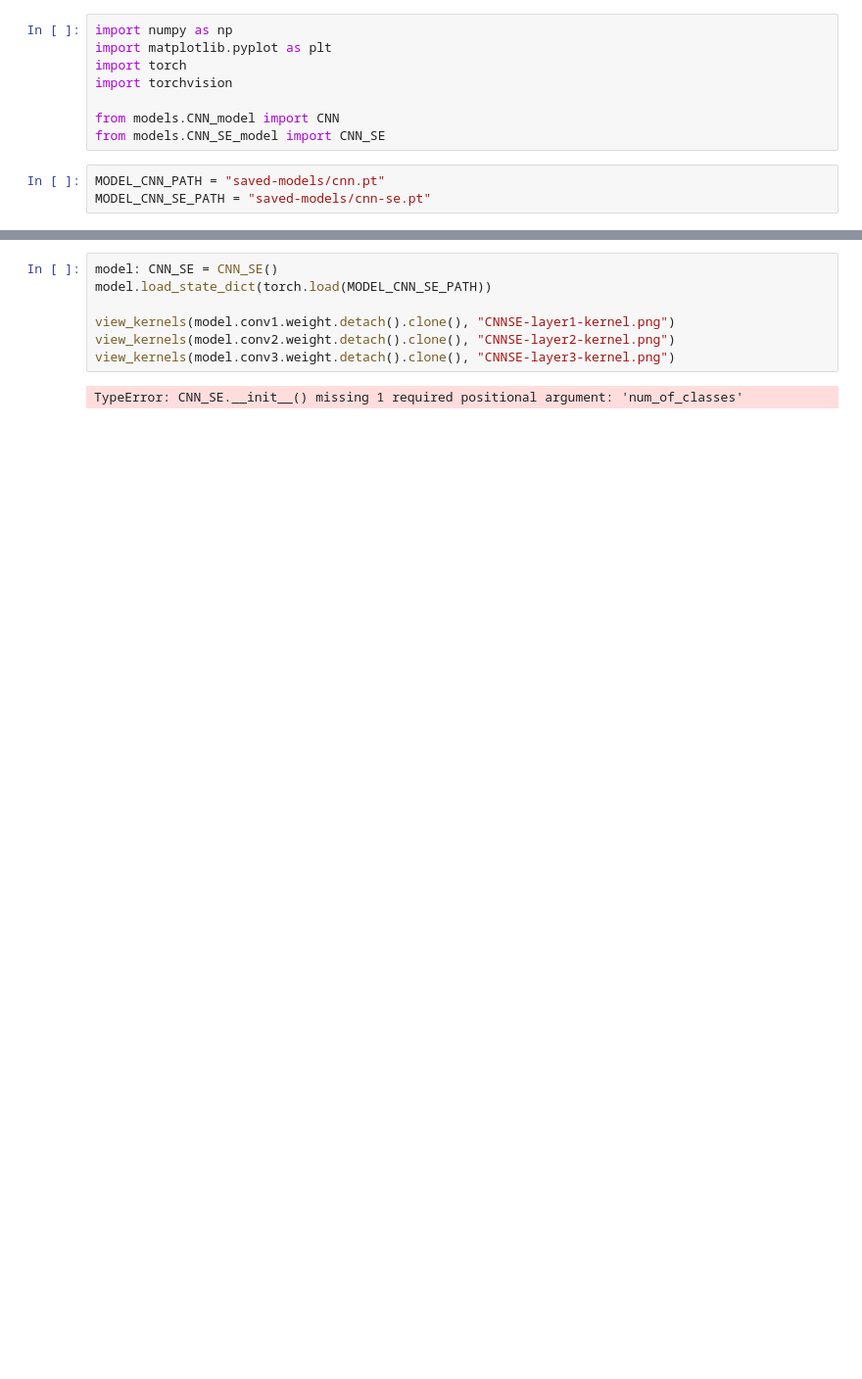
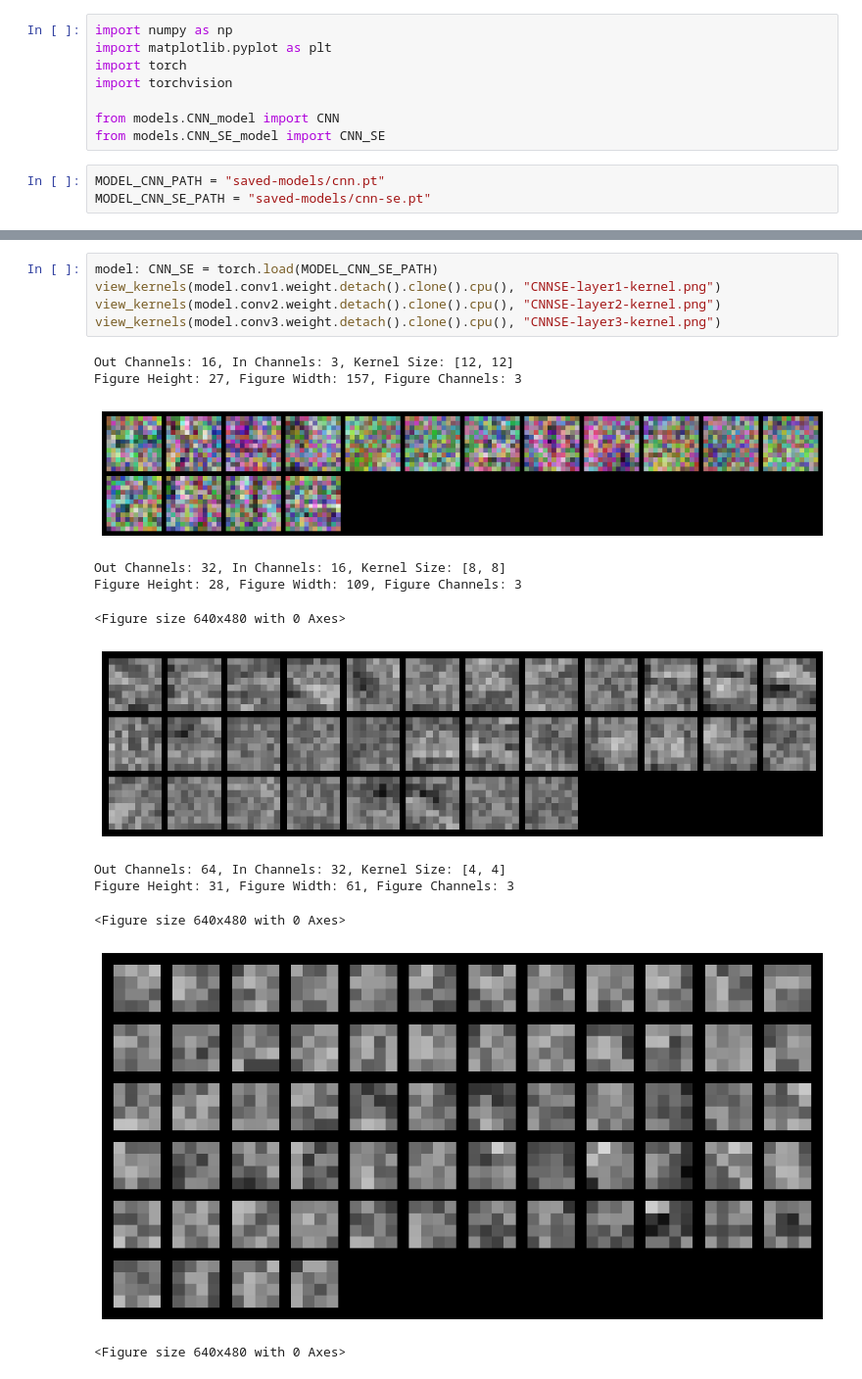
Before and after one commit to atariq11700/cs5830_finalproject, a Jupyter notebook: view-kernels.ipynb, the cells around one changed output, grey strips where cells are left out. Shown: that part at 98% size. Drawn from its saved outputs; the diff is of its cells as text; blank space fills up the shorter version.

```diff
--- a/view-kernels.ipynb
+++ b/view-kernels.ipynb
@@ -51,10 +54,19 @@ Figure Height: 41, Figure Width: 41, Figure Channels: 3
 <Figure size 640x480 with 0 Axes>
 # %%
-model: CNN_SE = CNN_SE()
-model.load_state_dict(torch.load(MODEL_CNN_SE_PATH))
-
-view_kernels(model.conv1.weight.detach().clone(), "CNNSE-layer1-kernel.png")
-view_kernels(model.conv2.weight.detach().clone(), "CNNSE-layer2-kernel.png")
-view_kernels(model.conv3.weight.detach().clone(), "CNNSE-layer3-kernel.png")
+model: CNN_SE = torch.load(MODEL_CNN_SE_PATH)
+view_kernels(model.conv1.weight.detach().clone().cpu(), "CNNSE-layer1-kernel.png")
+view_kernels(model.conv2.weight.detach().clone().cpu(), "CNNSE-layer2-kernel.png")
+view_kernels(model.conv3.weight.detach().clone().cpu(), "CNNSE-layer3-kernel.png")
 # %% [output]
-TypeError: CNN_SE.__init__() missing 1 required positional argument: 'num_of_classes'
+Out Channels: 16, In Channels: 3, Kernel Size: [12, 12]
+Figure Height: 27, Figure Width: 157, Figure Channels: 3
+[figure, added]
+Out Channels: 32, In Channels: 16, Kernel Size: [8, 8]
+Figure Height: 28, Figure Width: 109, Figure Channels: 3
+<Figure size 640x480 with 0 Axes>
+[figure, added]
+Out Channels: 64, In Channels: 32, Kernel Size: [4, 4]
+Figure Height: 31, Figure Width: 61, Figure Channels: 3
+<Figure size 640x480 with 0 Axes>
+[figure, added]
+<Figure size 640x480 with 0 Axes>
```
Also changed, not shown: parts of 2 cells of this notebook.
